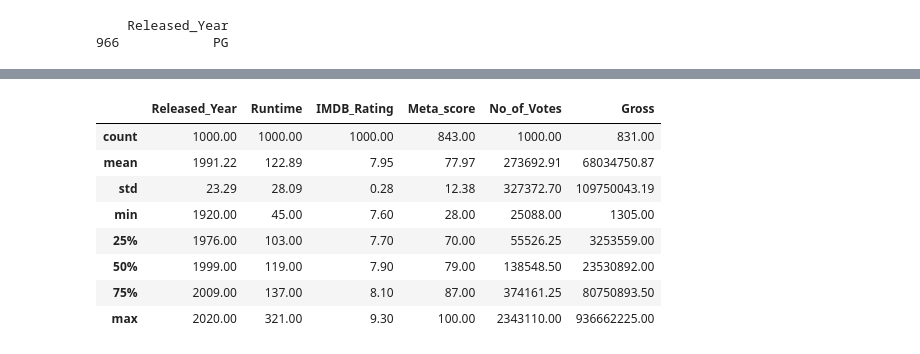
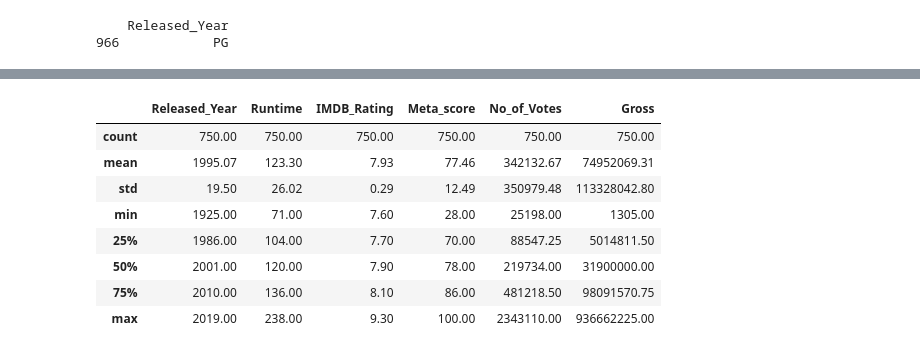
Before and after one commit to spc-kim/midterm_project, a Jupyter notebook: notebook.ipynb, the cells around one changed output, grey strips where cells are left out. Cells and saved outputs as stored; diff of their text form; code cells hidden in the pictures.

```diff
--- a/notebook.ipynb
+++ b/notebook.ipynb
@@ -50,10 +51,11 @@ df
 1000 rows × 16 columns
 # %%
 # Remove columns that won't be used in our analysis
-df = df.drop("Poster_Link", axis=1)
-df = df.drop("Certificate", axis=1)
-df = df.drop("Overview", axis=1)
-df
+cleaned_df = df.drop("Poster_Link", axis=1)
+cleaned_df = cleaned_df.drop("Certificate", axis=1)
+cleaned_df = cleaned_df.drop("Overview", axis=1)
+cleaned_df = cleaned_df.dropna()
+cleaned_df
 # %% [output]
 |  | Series_Title | Released_Year | Runtime | Genre | IMDB_Rating | Meta_score | Director | Star1 | Star2 | ... |
 | 0 | The Shawshank Redemption | 1994 | 142 min | Drama | 9.30 | 80.00 | Frank Darabont | Tim Robbins | Morgan Freeman | ... |
@@ -71,32 +73,31 @@ df
 # %%
 # Release Year, Runtime, and Gross have to be converted to number formats
 
-# Turn bad Released Year data into good one
-bad_rows = df[pd.to_numeric(df["Released_Year"], errors="coerce").isna()]
+# Turn the single bad Released Year data into good one
+bad_rows = cleaned_df[pd.to_numeric(cleaned_df["Released_Year"], errors="coerce").isna()]
 print(bad_rows[["Released_Year"]])
 
-df.loc[966, "Released_Year"] = 1995
+cleaned_df.loc[966, "Released_Year"] = 1995
 # %% [output]
     Released_Year
 966            PG
 # %%
-
-# Forcechange  Released Year to integer
-df["Released_Year"] = pd.to_numeric(df["Released_Year"], errors="coerce").dropna().astype("Int64")
+# Force change Released Year to integer
+cleaned_df["Released_Year"] = pd.to_numeric(cleaned_df["Released_Year"], errors="coerce").astype("int64")
 
 # Remove "min" from Runtime
-df["Runtime"] = df["Runtime"].str.replace("min", "")
+cleaned_df["Runtime"] = cleaned_df["Runtime"].str.replace("min", "")
 # Force change to integer
-df["Runtime"] = pd.to_numeric(df["Runtime"], errors="coerce").dropna().astype("Int64")
+cleaned_df["Runtime"] = pd.to_numeric(cleaned_df["Runtime"], errors="coerce").astype("int64")
 
 # Let's turn the Gross column from string to int
 # Have to remove the commas first
-df["Gross"] = df["Gross"].str.replace(",", "")
+cleaned_df["Gross"] = cleaned_df["Gross"].str.replace(",", "")
 
 # Force change to float -- astype doesn't work due to nulls
-df["Gross"] = pd.to_numeric(df["Gross"], errors="coerce")
+cleaned_df["Gross"] = pd.to_numeric(cleaned_df["Gross"], errors="coerce")
 
-df
+cleaned_df
 # %% [output]
 |  | Series_Title | Released_Year | Runtime | Genre | IMDB_Rating | Meta_score | Director | Star1 | Star2 | ... |
 | 0 | The Shawshank Redemption | 1994 | 142 | Drama | 9.30 | 80.00 | Frank Darabont | Tim Robbins | Morgan Freeman | ... |
@@ -137,12 +138,12 @@ memory usage: 103.6+ KB
 # %%
-df.describe()
+cleaned_df.describe()
 # %% [output]
 |  | Released_Year | Runtime | IMDB_Rating | Meta_score | No_of_Votes | Gross |
-| count | 1000.00 | 1000.00 | 1000.00 | 843.00 | 1000.00 | 831.00 |
-| mean | 1991.22 | 122.89 | 7.95 | 77.97 | 273692.91 | 68034750.87 |
-| std | 23.29 | 28.09 | 0.28 | 12.38 | 327372.70 | 109750043.19 |
-| min | 1920.00 | 45.00 | 7.60 | 28.00 | 25088.00 | 1305.00 |
-| 25% | 1976.00 | 103.00 | 7.70 | 70.00 | 55526.25 | 3253559.00 |
-| 50% | 1999.00 | 119.00 | 7.90 | 79.00 | 138548.50 | 23530892.00 |
-| 75% | 2009.00 | 137.00 | 8.10 | 87.00 | 374161.25 | 80750893.50 |
-| max | 2020.00 | 321.00 | 9.30 | 100.00 | 2343110.00 | 936662225.00 |
+| count | 750.00 | 750.00 | 750.00 | 750.00 | 750.00 | 750.00 |
+| mean | 1995.07 | 123.30 | 7.93 | 77.46 | 342132.67 | 74952069.31 |
+| std | 19.50 | 26.02 | 0.29 | 12.49 | 350979.48 | 113328042.80 |
+| min | 1925.00 | 71.00 | 7.60 | 28.00 | 25198.00 | 1305.00 |
+| 25% | 1986.00 | 104.00 | 7.70 | 70.00 | 88547.25 | 5014811.50 |
+| 50% | 2001.00 | 120.00 | 7.90 | 78.00 | 219734.00 | 31900000.00 |
+| 75% | 2010.00 | 136.00 | 8.10 | 86.00 | 481218.50 | 98091570.75 |
+| max | 2019.00 | 238.00 | 9.30 | 100.00 | 2343110.00 | 936662225.00 |
```
Also changed, not shown: parts of 20 cells of this notebook.
